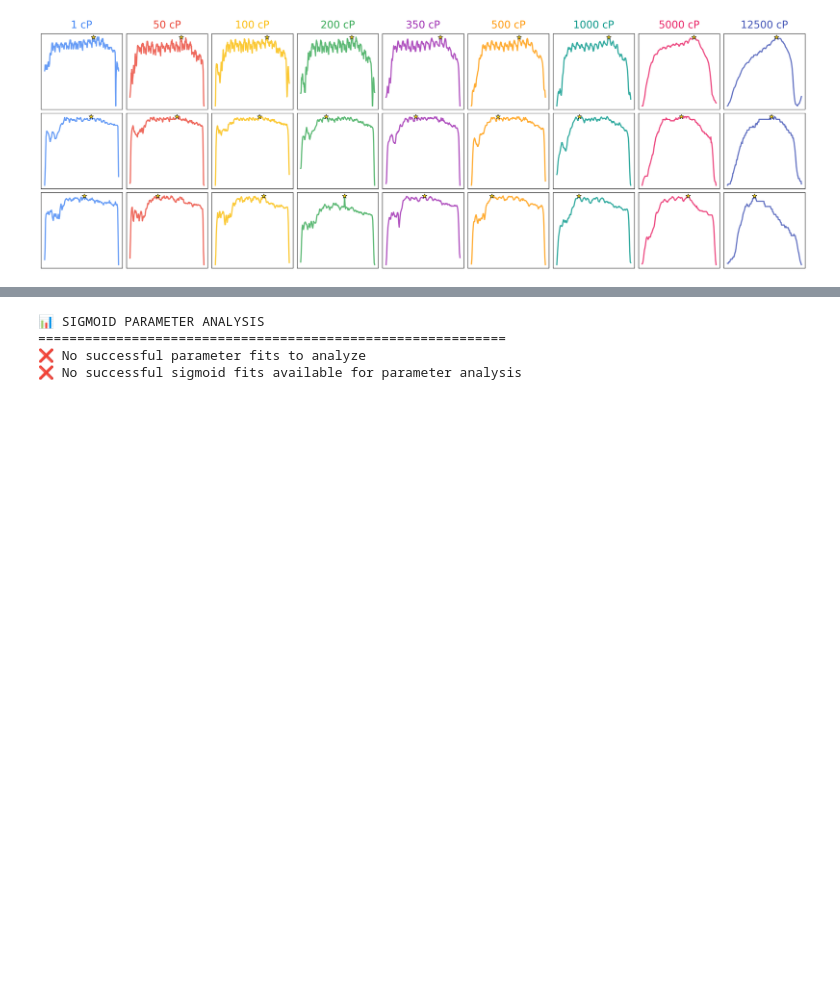
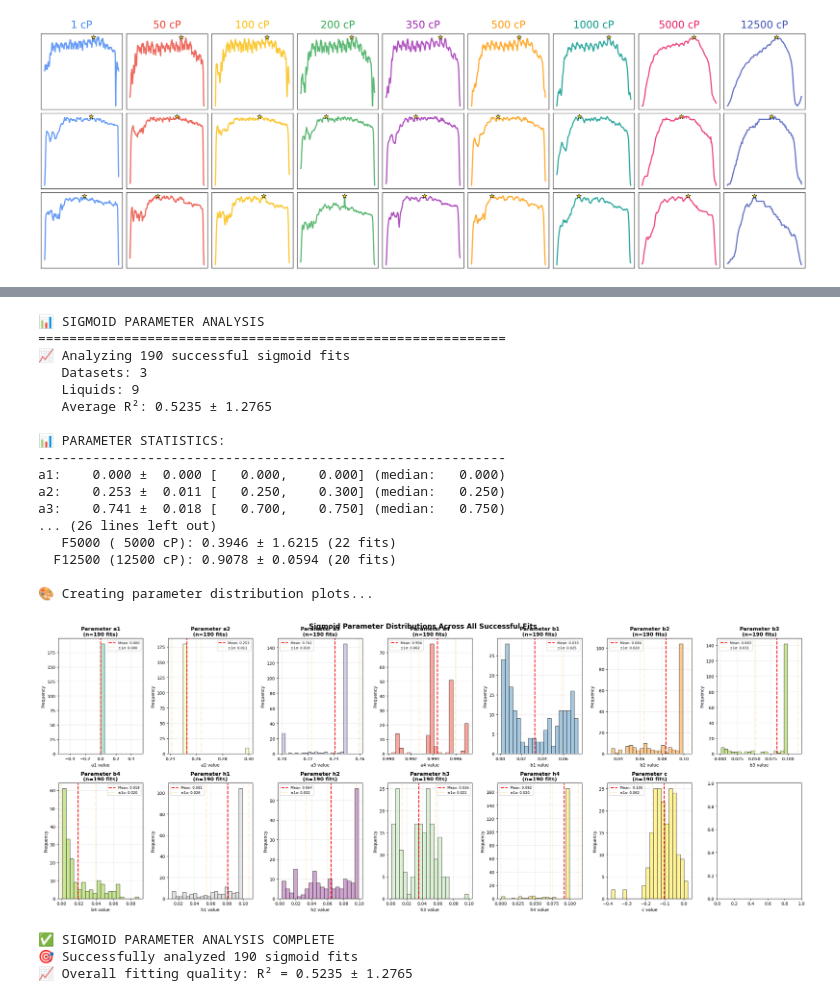
Before and after one commit to mahdi-rstgr/Micro_Liquid_Handling, a Jupyter notebook: Applications/Viscosity_estimation/apply_model_over_large_dataset.ipynb, the cells around one changed output, grey strips where cells are left out. Saved outputs shown, nothing was run; the diff lists cells and outputs as text; code cells hidden in the pictures; blank space fills up the shorter version.

```diff
--- a/Applications/Viscosity_estimation/apply_model_over_large_dataset.ipynb
+++ b/Applications/Viscosity_estimation/apply_model_over_large_dataset.ipynb
@@ -130,8 +130,9 @@ def detect_cycles_sinusoidal(time, flow, search_window_sec=SINUSOIDAL_SEARCH_WIN
     2. Calculate theoretical minima from fitted function
     3. Search for actual minima within neighborhood windows around theoretical points
     4. Create cycles from consecutive refined boundaries
+    5. Apply Min-Max normalization to scale time to range [0, 1] for each cycle
 
-    Returns: cycles list with comprehensive metadata
+    Returns: cycles list with comprehensive metadata and Min-Max normalized time
     """
     # Data validation and cleaning
     valid_mask = ~np.isnan(flow) & ~np.isnan(time)
@@ -250,7 +251,7 @@ def detect_cycles_sinusoidal(time, flow, search_window_sec=SINUSOIDAL_SEARCH_WIN
 
     filtered_minima = sorted(filtered_minima, key=lambda x: x['actual_time'])
 
-    # 5. Generate cycle objects
+    # 5. Generate cycle objects with normalized time
     cycles = []
     for i in range(len(filtered_minima) - 1):
         start_min = filtered_minima[i]
@@ -264,37 +265,48 @@ def detect_cycles_sinusoidal(time, flow, search_window_sec=SINUSOIDAL_SEARCH_WIN
         if len(cycle_time_data) < 3:
             continue
 
+        # Apply Min-Max normalization to scale time to range [0, 1]
+        time_min = np.min(cycle_time_data)
+        time_max = np.max(cycle_time_data)
+        if time_max > time_min:  # Avoid division by zero
+            normalized_cycle_time = (cycle_time_data - time_min) / (time_max - time_min)
+        else:
+            normalized_cycle_time = np.zeros_like(cycle_time_data)  # All zeros if no time variation
+
         # Find peak in cycle
         peak_idx = np.argmax(cycle_flow_data)
 
-        # Comprehensive cycle metadata
+        # Comprehensive cycle metadata with normalized time
         cycle_info = {
             'cycle_number': len(cycles) + 1,
-            'start_time': start_time,
-            'peak_time': cycle_time_data[peak_idx],
-            'end_time': end_time,
+            'start_time': start_time,  # Keep original absolute time for reference
+            'peak_time': cycle_time_data[peak_idx],  # Keep original absolute peak time
+            'end_time': end_time,  # Keep original absolute time for reference
             'duration': end_time - start_time,
             'amplitude': cycle_flow_data[peak_idx] - min(start_min['actual_flow'], end_min['actual_flow']),
             'peak_flow': cycle_flow_data[peak_idx],
             'start_flow': start_min['actual_flow'],
             'end_flow': end_min['actual_flow'],
-            'cycle_time': cycle_time_data.copy(),
+            'cycle_time': normalized_cycle_time.copy(),  # NORMALIZED time starting from 0
             'cycle_flow': cycle_flow_data.copy(),
+            'original_cycle_time': cycle_time_data.copy(),  # Keep original for reference
             'data_points': len(cycle_time_data),
             'fitted_period': fitted_period,
             'fit_r_squared': r_squared,
             'start_offset': start_min['offset'],
             'end_offset': end_min['offset'],
             'search_window_sec': search_window_sec,
-            'detection_method': 'Sinusoidal Fit + Neighborhood Search'
+            'detection_method': 'Sinusoidal Fit + Neighborhood Search',
+            'normalized_peak_time': normalized_cycle_time[peak_idx]  # Peak time in normalized scale
         }
         cycles.append(cycle_info)
 
-    print(f"   ✅ Detected {len(cycles)} cycles from {len(filtered_minima)} boundaries")
+    print(f"   ✅ Detected {len(cycles)} cycles from {len(filtered_minima)} boundaries (with Min-Max normalized time)")
     return cycles
 
 print("✅ SINUSOIDAL DETECTION FUNCTION READY")
 print(f"   🔍 Enhanced algorithm with {SINUSOIDAL_SEARCH_WINDOW_SEC}s neighborhood search")
+print(f"   ⏱️  Each cycle now has Min-Max normalized time scaled to [0, 1]")
 # %% [output]
 ✅ SINUSOIDAL DETECTION FUNCTION READY
    🔍 Enhanced algorithm with 12.0s neighborhood search
@@ -1509,7 +1762,7 @@ def analyze_sigmoid_parameters(sigmoid_results):
 
     # Collect all successful parameter sets
     all_params = []
-    param_names = ['M', 'L', 'R', 'N', 'z', 'a', 'b', 'v', 'H', 'c']
+    param_names = ['a1', 'a2', 'a3', 'a4', 'b1', 'b2', 'b3', 'b4', 'h1', 'h2', 'h3', 'h4', 'c']
 
     for dataset_name, dataset_data in sigmoid_results['datasets'].items():
         for liquid_name, liquid_data in dataset_data['liquids'].items():
@@ -1605,10 +1858,10 @@ def create_parameter_distribution_plots(param_analysis):
         return None
 
     params_df = param_analysis['params_df']
-    param_names = ['M', 'L', 'R', 'N', 'z', 'a', 'b', 'v', 'H', 'c']
+    param_names = ['a1', 'a2', 'a3', 'a4', 'b1', 'b2', 'b3', 'b4', 'h1', 'h2', 'h3', 'h4', 'c']
 
-    # Create subplot grid for parameter distributions (2x5 for 10 parameters)
-    fig, axes = plt.subplots(2, 5, figsize=(25, 10))
+    # Create subplot grid for parameter distributions (2x7 for 14 parameters)
+    fig, axes = plt.subplots(2, 7, figsize=(25, 10))
     axes = axes.flatten()
 
     colors = plt.cm.Set3(np.linspace(0, 1, len(param_names)))
@@ -1644,32 +1897,49 @@ def create_parameter_distribution_plots(param_analysis):
         else:
             ax.text(0.5, 0.5, f'No data for\nparameter {param}',
                    ha='center', va='center', transform=ax.transAxes,
                    fontsize=12, color='gray')
             ax.set_title(f'Parameter {param}', fontsize=12)
 
     plt.suptitle('Sigmoid Parameter Distributions Across All Successful Fits',
                  fontsize=16, fontweight='bold', y=0.95)
     plt.tight_layout()
     plt.subplots_adjust(top=0.90)
 
     return fig
 
 # Analyze sigmoid parameters and create visualizations
 parameter_analysis = analyze_sigmoid_parameters(sigmoid_fitting_results)
 
 if parameter_analysis:
     print("\n🎨 Creating parameter distribution plots...")
     param_dist_figure = create_parameter_distribution_plots(parameter_analysis)
     if param_dist_figure:
         plt.show()
 
     print(f"\n✅ SIGMOID PARAMETER ANALYSIS COMPLETE")
     print(f"🎯 Successfully analyzed {parameter_analysis['summary']['total_successful_fits']} sigmoid fits")
     print(f"📈 Overall fitting quality: R² = {parameter_analysis['summary']['avg_r_squared']:.4f} ± {parameter_analysis['summary']['std_r_squared']:.4f}")
 else:
     print("❌ No successful sigmoid fits available for parameter analysis")
 # %% [output]
 📊 SIGMOID PARAMETER ANALYSIS
 ============================================================
-❌ No successful parameter fits to analyze
-❌ No successful sigmoid fits available for parameter analysis
+📈 Analyzing 190 successful sigmoid fits
+   Datasets: 3
+   Liquids: 9
+   Average R²: 0.5235 ± 1.2765
+
+📊 PARAMETER STATISTICS:
+------------------------------------------------------------
+a1:    0.000 ±  0.000 [   0.000,    0.000] (median:   0.000)
+a2:    0.253 ±  0.011 [   0.250,    0.300] (median:   0.250)
+a3:    0.741 ±  0.018 [   0.700,    0.750] (median:   0.750)
+... (26 lines left out)
+   F5000 ( 5000 cP): 0.3946 ± 1.6215 (22 fits)
+  F12500 (12500 cP): 0.9078 ± 0.0594 (20 fits)
+
+🎨 Creating parameter distribution plots...
+[figure, added]
+✅ SIGMOID PARAMETER ANALYSIS COMPLETE
+🎯 Successfully analyzed 190 sigmoid fits
+📈 Overall fitting quality: R² = 0.5235 ± 1.2765
```
Also changed, not shown: parts of 8 cells of this notebook.
